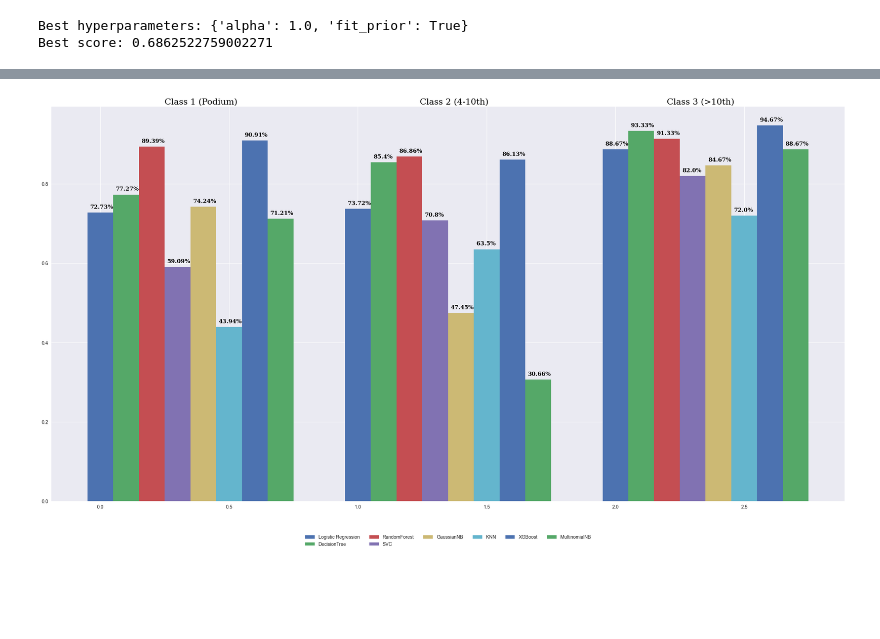
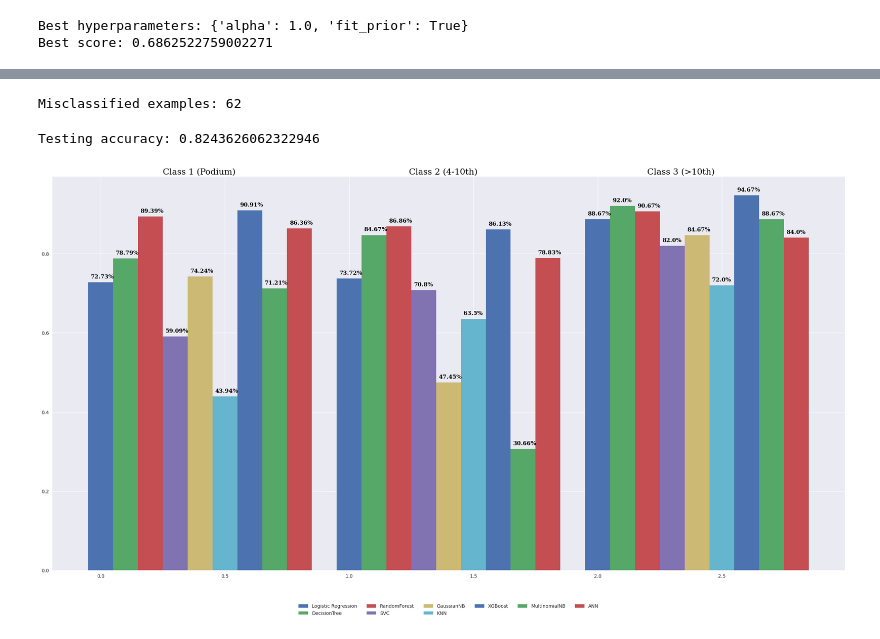
Before and after one commit to Razonde/F1_2022, a Jupyter notebook: beginners/08.Models.ipynb, the cells around one changed output, grey strips where cells are left out. Saved outputs shown, nothing was run; the diff lists cells and outputs as text; code cells hidden in the pictures; blank space fills up the shorter version.

Commit message:
Add ANN tp graph table

```diff
--- a/beginners/08.Models.ipynb
+++ b/beginners/08.Models.ipynb
@@ -889,0 +930,4 @@ model_acc.append(cm.diagonal()/cm.sum(axis=1))
+# %%
+grid_search = GridSearchCV(estimator=ann_model, param_grid=param_grid, n_jobs=-1, cv=3)
+# %%
+grid_result = grid_search.fit(X_dc_train, y_dc_train)
@@ -889,0 +959,4 @@ model_acc.append(cm.diagonal()/cm.sum(axis=1))
+# %%
+# Re-train the model with the best hyperparameters
+ann_model = grid_result.best_estimator_
+ann_model.fit(X_dc_train, y_dc_train)
@@ -890,3 +981,16 @@ model_acc.append(cm.diagonal()/cm.sum(axis=1))
+# %%
+y_pred = ann_model.predict(X_dc_test)
+print('Misclassified examples: %d' % (y_dc_test != y_pred).sum())
+cm = confusion_matrix(y_dc_test, y_pred)
+model_acc.append(cm.diagonal()/cm.sum(axis=1))
+# %% [output]
+Misclassified examples: 62
+# %%
+ # Test the model with the best hyperparameters on the testing data
+accuracy = ann_model.score(X_dc_test, y_dc_test)
+print("Testing accuracy:", accuracy)
+# %% [output]
+Testing accuracy: 0.8243626062322946
 # %%
 lr = [model_acc[0][0],model_acc[0][1],model_acc[0][2]]
 dtc = [model_acc[1][0],model_acc[1][1],model_acc[1][2]]
@@ -896,6 +1000,7 @@ gnb = [model_acc[4][0],model_acc[4][1],model_acc[4][2]]
 knn = [model_acc[5][0],model_acc[5][1],model_acc[5][2]]
 xg =  [model_acc[6][0],model_acc[6][1],model_acc[6][2]]
 mnb = [model_acc[7][0],model_acc[7][1],model_acc[7][2]]
+ann = [model_acc[8][0],model_acc[8][1],model_acc[8][2]]
 
 font1 = {
     'family':'serif',
@@ -918,36 +1023,40 @@ bar4 = plt.bar(x_ax+0.3,svc,width=0.1,align='center', label="SVC")
 bar5 = plt.bar(x_ax+0.4,gnb,width=0.1,align='center', label="GaussianNB")
 bar6 = plt.bar(x_ax+0.5,knn,width=0.1,align='center', label="KNN")
 bar7 = plt.bar(x_ax+0.6,xg,width=0.1,align='center', label="XGBoost")
-bar8 = plt.bar(x_ax+0.7,mnb,width=0.1,align='center', label="MultinomialNB")
+bar9 = plt.bar(x_ax+0.7,mnb,width=0.1,align='center', label="MultinomialNB")
+bar8 = plt.bar(x_ax+0.8,ann,width=0.1,align='center', label="ANN")
 plt.text(0.25,1,'Class 1 (Podium)',fontdict=font1)
 plt.text(1.24,1,'Class 2 (4-10th)',fontdict=font1)
 plt.text(2.2,1,'Class 3 (>10th)',fontdict=font1)
 for bar in bar1.patches:
     yval = bar.get_height()
     plt.text(bar.get_x()+0.01,yval+0.01,f'{round(yval*100,2)}%',fontdict=font2)
 for bar in bar2.patches:
     yval = bar.get_height()
     plt.text(bar.get_x()+0.01,yval+0.01,f'{round(yval*100,2)}%',fontdict=font2)
 for bar in bar3.patches:
     yval = bar.get_height()
     plt.text(bar.get_x()+0.01,yval+0.01,f'{round(yval*100,2)}%',fontdict=font2)
 for bar in bar4.patches:
     yval = bar.get_height()
     plt.text(bar.get_x()+0.01,yval+0.01,f'{round(yval*100,2)}%',fontdict=font2)
 for bar in bar5.patches:
     yval = bar.get_height()
     plt.text(bar.get_x()+0.01,yval+0.01,f'{round(yval*100,2)}%',fontdict=font2)
 for bar in bar6.patches:
     yval = bar.get_height()
     plt.text(bar.get_x()+0.01,yval+0.01,f'{round(yval*100,2)}%',fontdict=font2)
 for bar in bar7.patches:
     yval = bar.get_height()
     plt.text(bar.get_x()+0.01,yval+0.01,f'{round(yval*100,2)}%',fontdict=font2)
 for bar in bar8.patches:
     yval = bar.get_height()
     plt.text(bar.get_x()+0.01,yval+0.01,f'{round(yval*100,2)}%',fontdict=font2)
+for bar in bar9.patches:
+    yval = bar.get_height()
+    plt.text(bar.get_x()+0.01,yval+0.01,f'{round(yval*100,2)}%',fontdict=font2)
 plt.legend(loc='center', bbox_to_anchor=(0.5, -0.10), shadow=False, ncol=6)
 
 plt.show()
 # %% [output]
-[figure, old version]
+[figure, new version]
```
Also changed, not shown: parts of 27 cells of this notebook.
